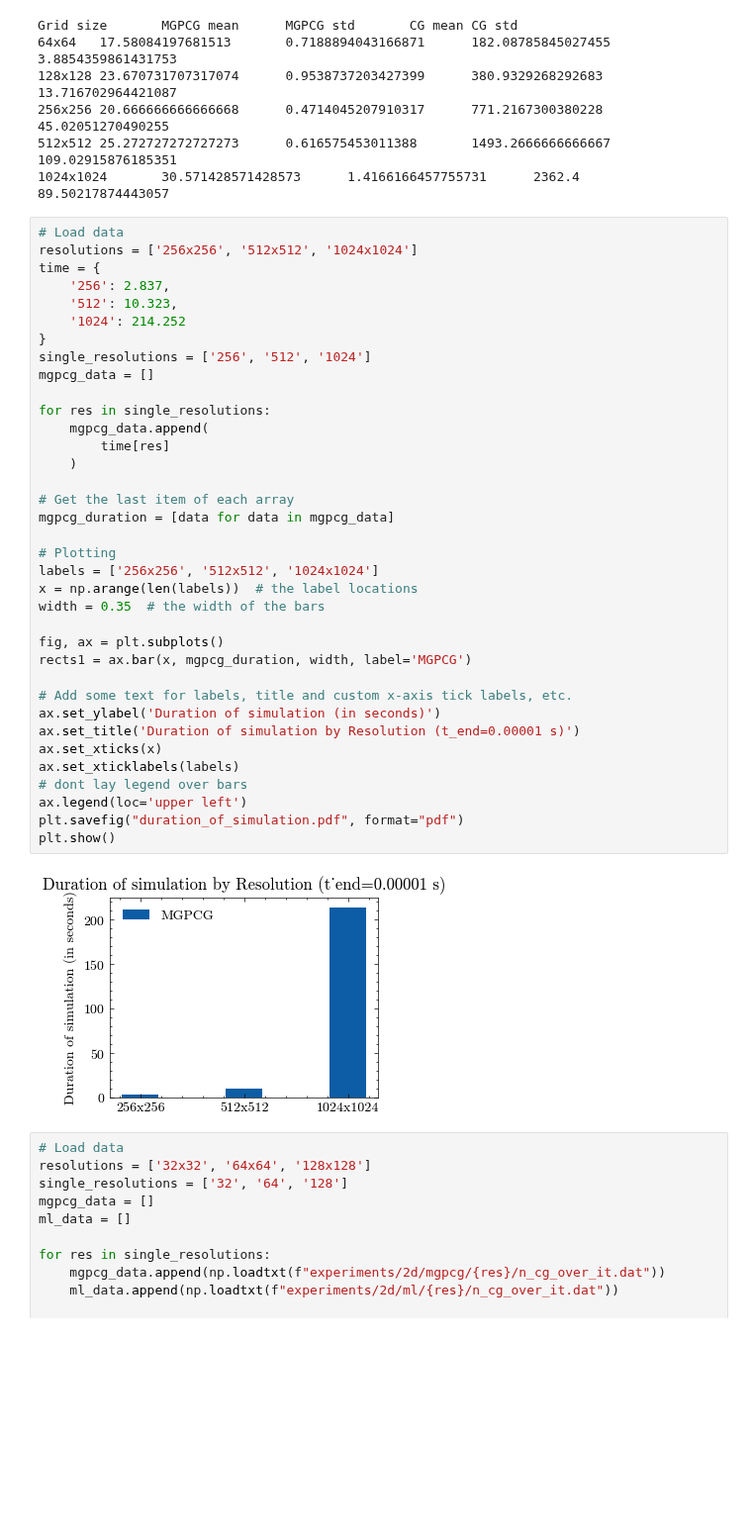
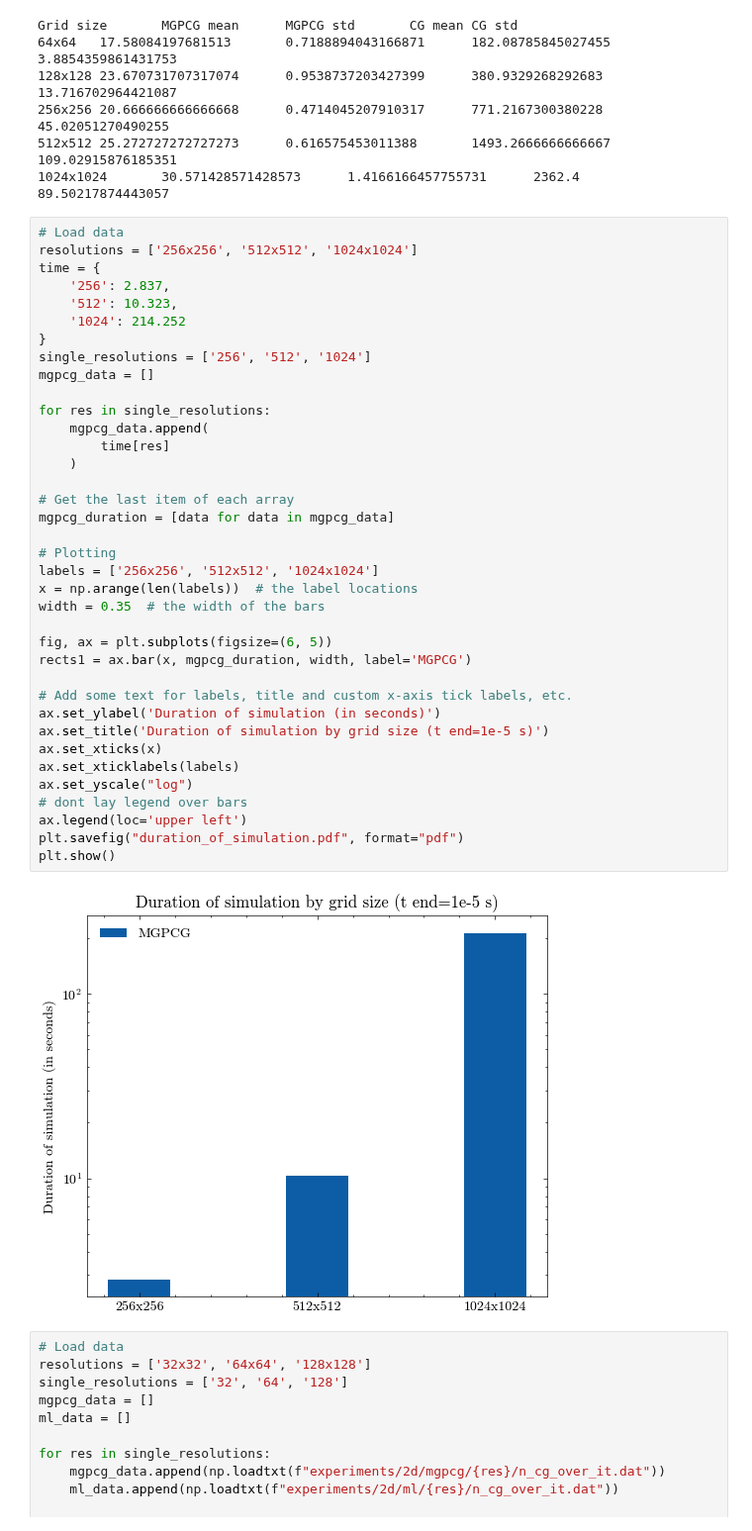
Before and after one commit to glaand/bachelor-thesis, a Jupyter notebook: simple_benchmark.ipynb, the cells around one changed output. Shown at 99% size. Cells and saved outputs as stored; diff of their text form; blank space fills up the shorter version.

```diff
--- a/simple_benchmark.ipynb
+++ b/simple_benchmark.ipynb
@@ -63,36 +63,37 @@ time = {
     '512': 10.323,
     '1024': 214.252
 }
 single_resolutions = ['256', '512', '1024']
 mgpcg_data = []
 
 for res in single_resolutions:
     mgpcg_data.append(
         time[res]
     )
 
 # Get the last item of each array
 mgpcg_duration = [data for data in mgpcg_data]
 
 # Plotting
 labels = ['256x256', '512x512', '1024x1024']
 x = np.arange(len(labels))  # the label locations
 width = 0.35  # the width of the bars
 
-fig, ax = plt.subplots()
+fig, ax = plt.subplots(figsize=(6, 5))
 rects1 = ax.bar(x, mgpcg_duration, width, label='MGPCG')
 
 # Add some text for labels, title and custom x-axis tick labels, etc.
 ax.set_ylabel('Duration of simulation (in seconds)')
-ax.set_title('Duration of simulation by Resolution (t_end=0.00001 s)')
+ax.set_title('Duration of simulation by grid size (t end=1e-5 s)')
 ax.set_xticks(x)
 ax.set_xticklabels(labels)
+ax.set_yscale("log")
 # dont lay legend over bars
 ax.legend(loc='upper left')
 plt.savefig("duration_of_simulation.pdf", format="pdf")
 plt.show()
 # %% [output]
-[figure, old version]
+[figure, new version]
 # %%
 # Load data
 resolutions = ['32x32', '64x64', '128x128']
```
Also changed, not shown: 7 other files.
